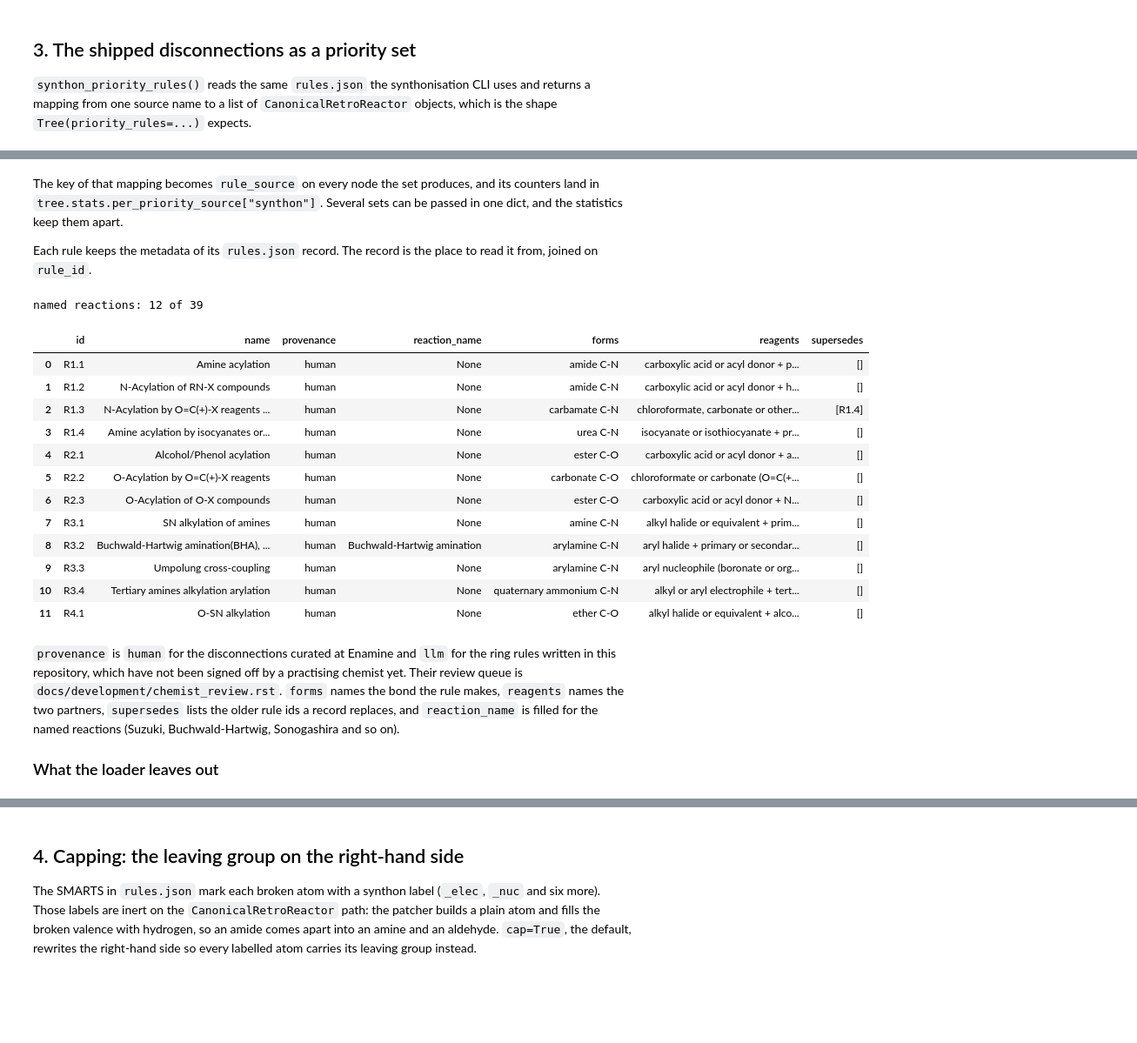
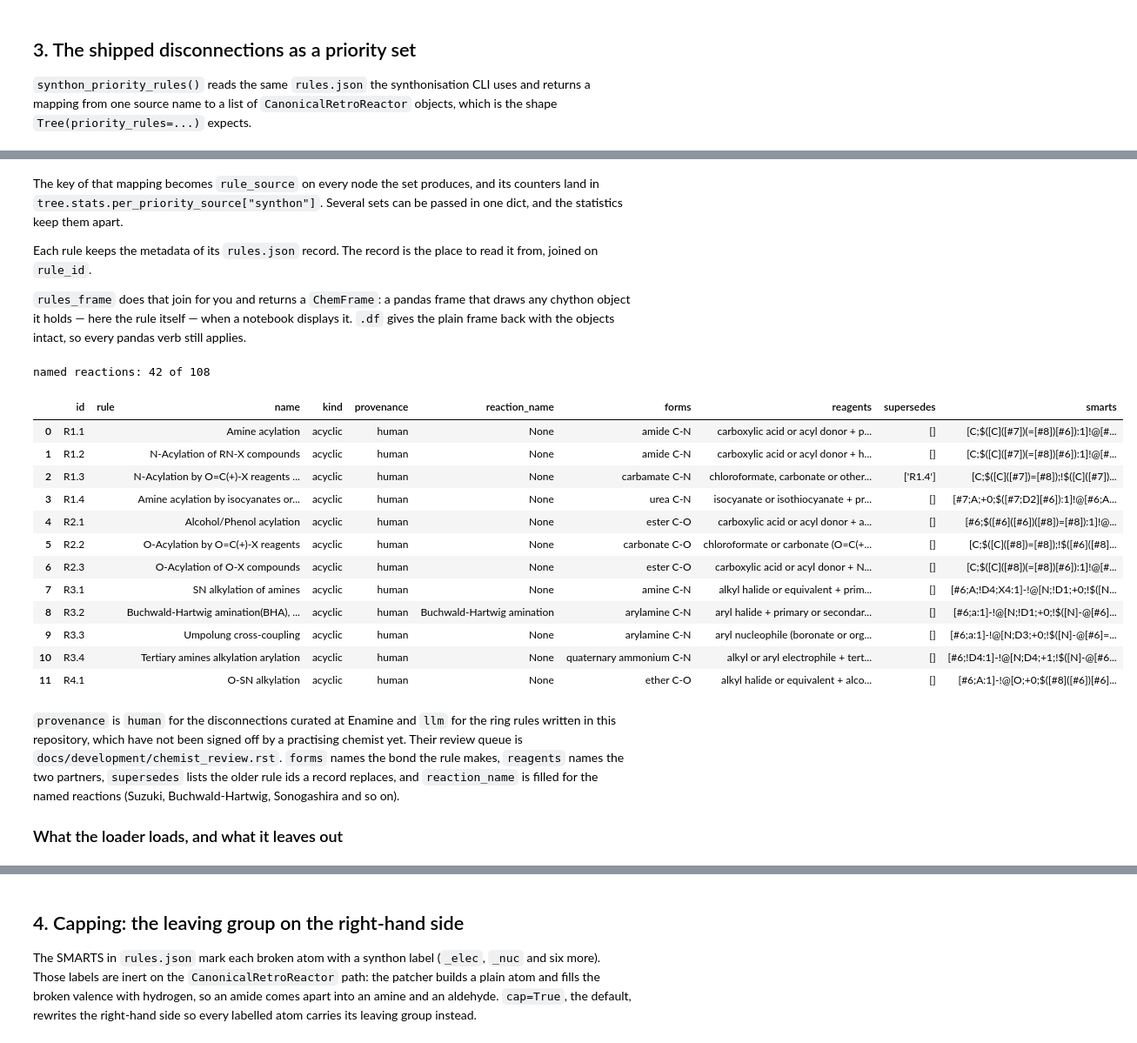
Before and after one commit to Laboratoire-de-Chemoinformatique/SynPlanner, a Jupyter notebook: tutorials/18_Retrosynthesis_With_Synthon_Priority_Rules.ipynb, the cells around one changed output, grey strips where cells are left out. Shown at 87% size. Drawn from its saved outputs; the diff is of its cells as text; code cells hidden in the pictures; blank space fills up the shorter version.

```diff
--- a/tutorials/18_Retrosynthesis_With_Synthon_Priority_Rules.ipynb
+++ b/tutorials/18_Retrosynthesis_With_Synthon_Priority_Rules.ipynb
@@ -87,48 +87,33 @@ first rule: R1.1 - Amine acylation
 The key of that mapping becomes `rule_source` on every node the set produces, and its counters land in `tree.stats.per_priority_source["synthon"]`. Several sets can be passed in one dict, and the statistics keep them apart.
 
 Each rule keeps the metadata of its `rules.json` record. The record is the place to read it from, joined on `rule_id`.
+
+`rules_frame` does that join for you and returns a `ChemFrame`: a pandas frame that draws any chython object it holds — here the rule itself — when a notebook displays it. `.df` gives the plain frame back with the objects intact, so every pandas verb still applies.
 # %%
-import pandas as pd
+from synplan.chem.synthon.frames import rules_frame
 
-from synplan.chem.synthon.config import SynthonConfig, load_data
+rules_table = rules_frame(synthon_rules)
+named = rules_table[rules_table.df["reaction_name"].notna()]
 
-data = load_data(SynthonConfig().rules_path)
-records = {record["id"]: record for record in data["disconnections"]}
-
-rules_table = pd.DataFrame(
-    [
-        {
-            "id": rule.rule_id,
-            "name": rule.rule_name,
-            "provenance": records[rule.rule_id]["provenance"],
-            "reaction_name": records[rule.rule_id]["reaction_name"],
-            "forms": records[rule.rule_id]["forms"],
-            "reagents": records[rule.rule_id]["reagents"],
-            "supersedes": records[rule.rule_id]["supersedes"],
-        }
-        for rule in synthon_rules
-    ]
-)
-
-print(f"named reactions: {rules_table['reaction_name'].notna().sum()} of {len(rules_table)}")
+print(f"named reactions: {len(named)} of {len(rules_table)}")
 rules_table.head(12)
 # %% [output]
-named reactions: 12 of 39
+named reactions: 42 of 108
-|  | id | name | provenance | reaction_name | forms | reagents | supersedes |
-| 0 | R1.1 | Amine acylation | human | None | amide C-N | carboxylic acid or acyl donor + p... | [] |
-| 1 | R1.2 | N-Acylation of RN-X compounds | human | None | amide C-N | carboxylic acid or acyl donor + h... | [] |
-| 2 | R1.3 | N-Acylation by O=C(+)-X reagents ... | human | None | carbamate C-N | chloroformate, carbonate or other... | [R1.4] |
-| 3 | R1.4 | Amine acylation by isocyanates or... | human | None | urea C-N | isocyanate or isothiocyanate + pr... | [] |
-| 4 | R2.1 | Alcohol/Phenol acylation | human | None | ester C-O | carboxylic acid or acyl donor + a... | [] |
-| 5 | R2.2 | O-Acylation by O=C(+)-X reagents | human | None | carbonate C-O | chloroformate or carbonate (O=C(+... | [] |
-| 6 | R2.3 | O-Acylation of O-X compounds | human | None | ester C-O | carboxylic acid or acyl donor + N... | [] |
-| 7 | R3.1 | SN alkylation of amines | human | None | amine C-N | alkyl halide or equivalent + prim... | [] |
-| 8 | R3.2 | Buchwald-Hartwig amination(BHA), ... | human | Buchwald-Hartwig amination | arylamine C-N | aryl halide + primary or secondar... | [] |
-| 9 | R3.3 | Umpolung cross-coupling | human | None | arylamine C-N | aryl nucleophile (boronate or org... | [] |
-| 10 | R3.4 | Tertiary amines alkylation arylation | human | None | quaternary ammonium C-N | alkyl or aryl electrophile + tert... | [] |
-| 11 | R4.1 | O-SN alkylation | human | None | ether C-O | alkyl halide or equivalent + alco... | [] |
+|  | id | rule | name | kind | provenance | reaction_name | forms | reagents | supersedes | smarts |
+| 0 | R1.1 |  | Amine acylation | acyclic | human | None | amide C-N | carboxylic acid or acyl donor + p... | [] | [C;$([C]([#7])(=[#8])[#6]):1]!@[#... |
+| 1 | R1.2 |  | N-Acylation of RN-X compounds | acyclic | human | None | amide C-N | carboxylic acid or acyl donor + h... | [] | [C;$([C]([#7])(=[#8])[#6]):1]!@[#... |
+| 2 | R1.3 |  | N-Acylation by O=C(+)-X reagents ... | acyclic | human | None | carbamate C-N | chloroformate, carbonate or other... | ['R1.4'] | [C;$([C]([#7])=[#8]);!$([C]([#7])... |
+| 3 | R1.4 |  | Amine acylation by isocyanates or... | acyclic | human | None | urea C-N | isocyanate or isothiocyanate + pr... | [] | [#7;A;+0;$([#7;D2][#6]):1]!@[#6;A... |
+| 4 | R2.1 |  | Alcohol/Phenol acylation | acyclic | human | None | ester C-O | carboxylic acid or acyl donor + a... | [] | [#6;$([#6]([#6])([#8])=[#8]):1]!@... |
+| 5 | R2.2 |  | O-Acylation by O=C(+)-X reagents | acyclic | human | None | carbonate C-O | chloroformate or carbonate (O=C(+... | [] | [C;$([C]([#8])=[#8]);!$([#6]([#8]... |
+| 6 | R2.3 |  | O-Acylation of O-X compounds | acyclic | human | None | ester C-O | carboxylic acid or acyl donor + N... | [] | [C;$([C]([#8])(=[#8])[#6]):1]!@[#... |
+| 7 | R3.1 |  | SN alkylation of amines | acyclic | human | None | amine C-N | alkyl halide or equivalent + prim... | [] | [#6;A;!D4;X4:1]-!@[N;!D1;+0;!$([N... |
+| 8 | R3.2 |  | Buchwald-Hartwig amination(BHA), ... | acyclic | human | Buchwald-Hartwig amination | arylamine C-N | aryl halide + primary or secondar... | [] | [#6;a:1]-!@[N;!D1;+0;!$([N]-@[#6]... |
+| 9 | R3.3 |  | Umpolung cross-coupling | acyclic | human | None | arylamine C-N | aryl nucleophile (boronate or org... | [] | [#6;a:1]-!@[N;D3;+0;!$([N]-@[#6]=... |
+| 10 | R3.4 |  | Tertiary amines alkylation arylation | acyclic | human | None | quaternary ammonium C-N | alkyl or aryl electrophile + tert... | [] | [#6;!D4:1]-!@[N;D4;+1;!$([N]-@[#6... |
+| 11 | R4.1 |  | O-SN alkylation | acyclic | human | None | ether C-O | alkyl halide or equivalent + alco... | [] | [#6;A:1]-!@[O;+0;$([#8]([#6])[#6]... |
 # %% [markdown]
 `provenance` is `human` for the disconnections curated at Enamine and `llm` for the ring rules written in this repository, which have not been signed off by a practising chemist yet. Their review queue is `docs/development/chemist_review.rst`. `forms` names the bond the rule makes, `reagents` names the two partners, `supersedes` lists the older rule ids a record replaces, and `reaction_name` is filled for the named reactions (Suzuki, Buchwald-Hartwig, Sonogashira and so on).
 
-### What the loader leaves out
+### What the loader loads, and what it leaves out
 # %%
```
Also changed, not shown: parts of 12 cells of this notebook, 1 other file.
